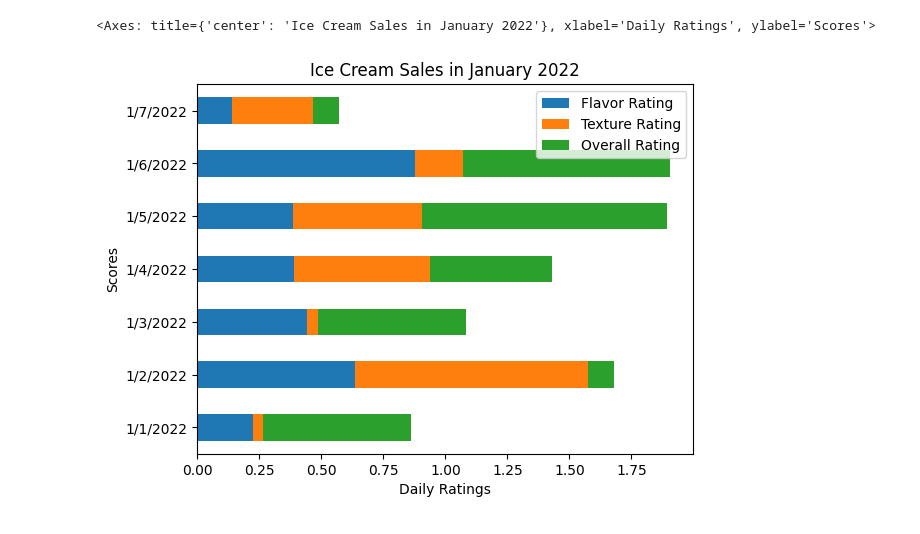
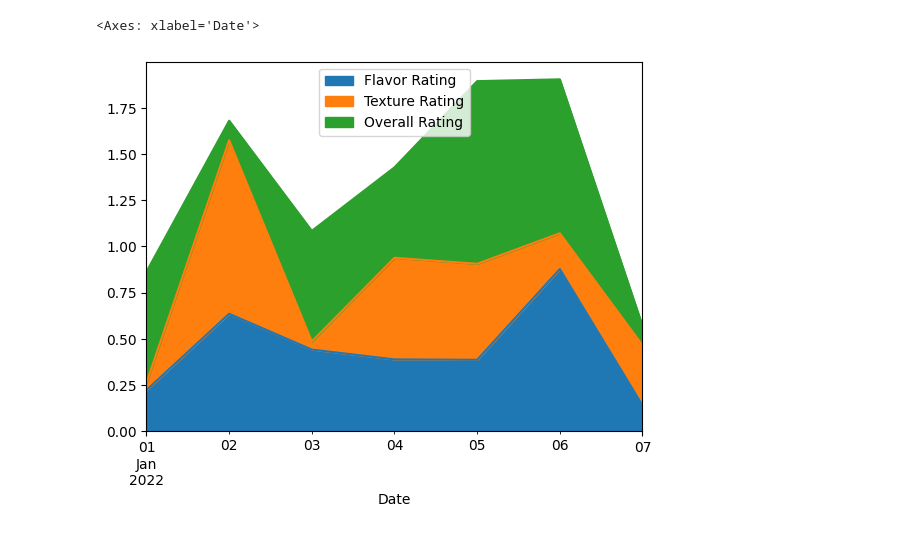
Before and after one commit to Bulbul-Ahmed-10/Python-practice-for-data-analysis, a Jupyter notebook: visualizing_data_on_pandas.ipynb, the cells around one changed output. Saved outputs shown, nothing was run; the diff lists cells and outputs as text; code cells hidden in the pictures.

```diff
--- a/visualizing_data_on_pandas.ipynb
+++ b/visualizing_data_on_pandas.ipynb
@@ -12,5 +19,5 @@ df.plot(kind= 'line', title= 'Ice Cream Sales in January 2022', xlabel='Daily Ra
-# %%
-df.plot.barh(stacked=True, title= 'Ice Cream Sales in January 2022', xlabel='Daily Ratings', ylabel='Scores')
-# %% [output]
-<Axes: title={'center': 'Ice Cream Sales in January 2022'}, xlabel='Daily Ratings', ylabel='Scores'>
-[figure, removed]
+# %%
+df.plot.area()
+# %% [output]
+<Axes: xlabel='Date'>
+[figure, added]
```
Also changed, not shown: parts of 1 cell of this notebook, 2 other files.
